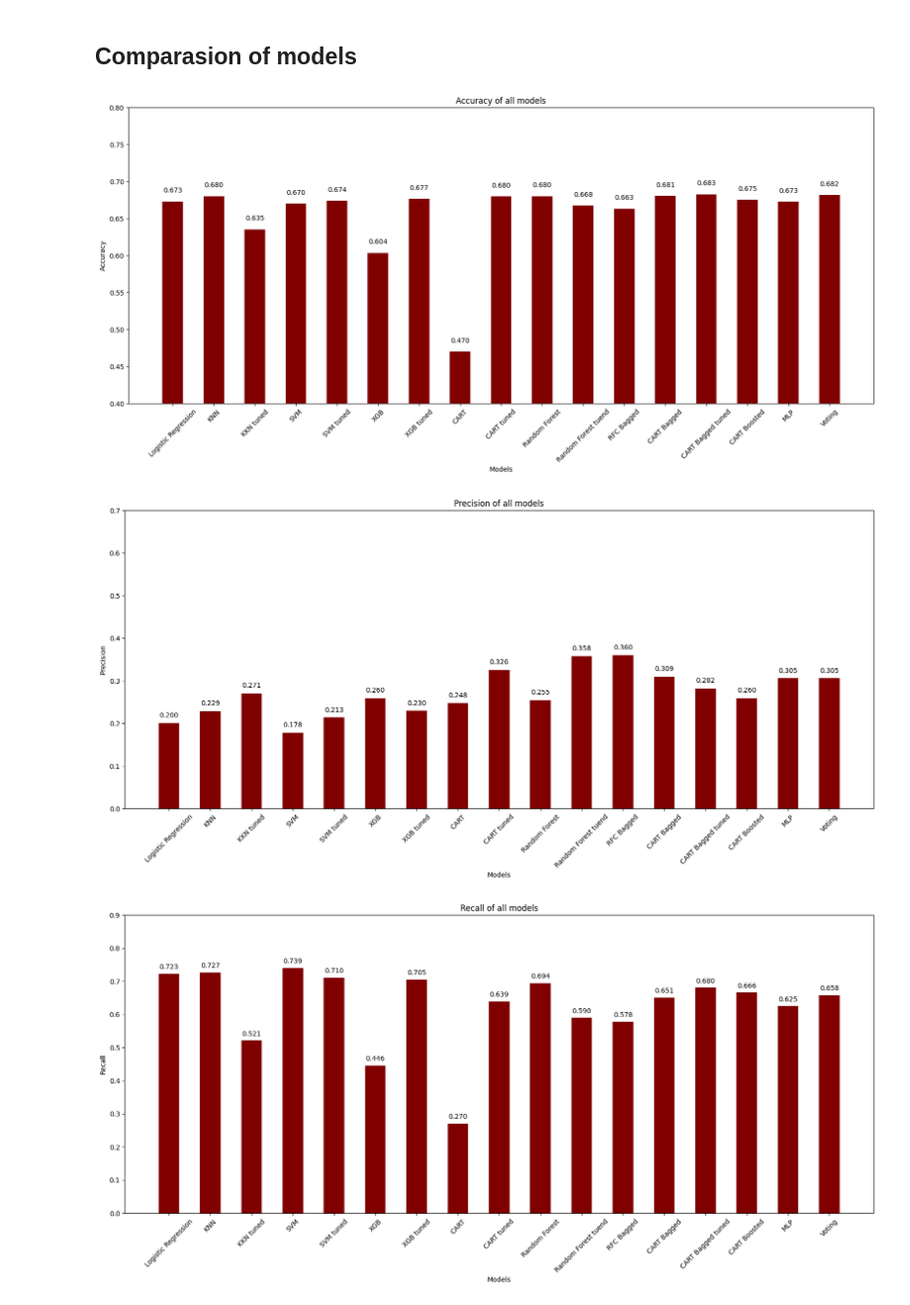
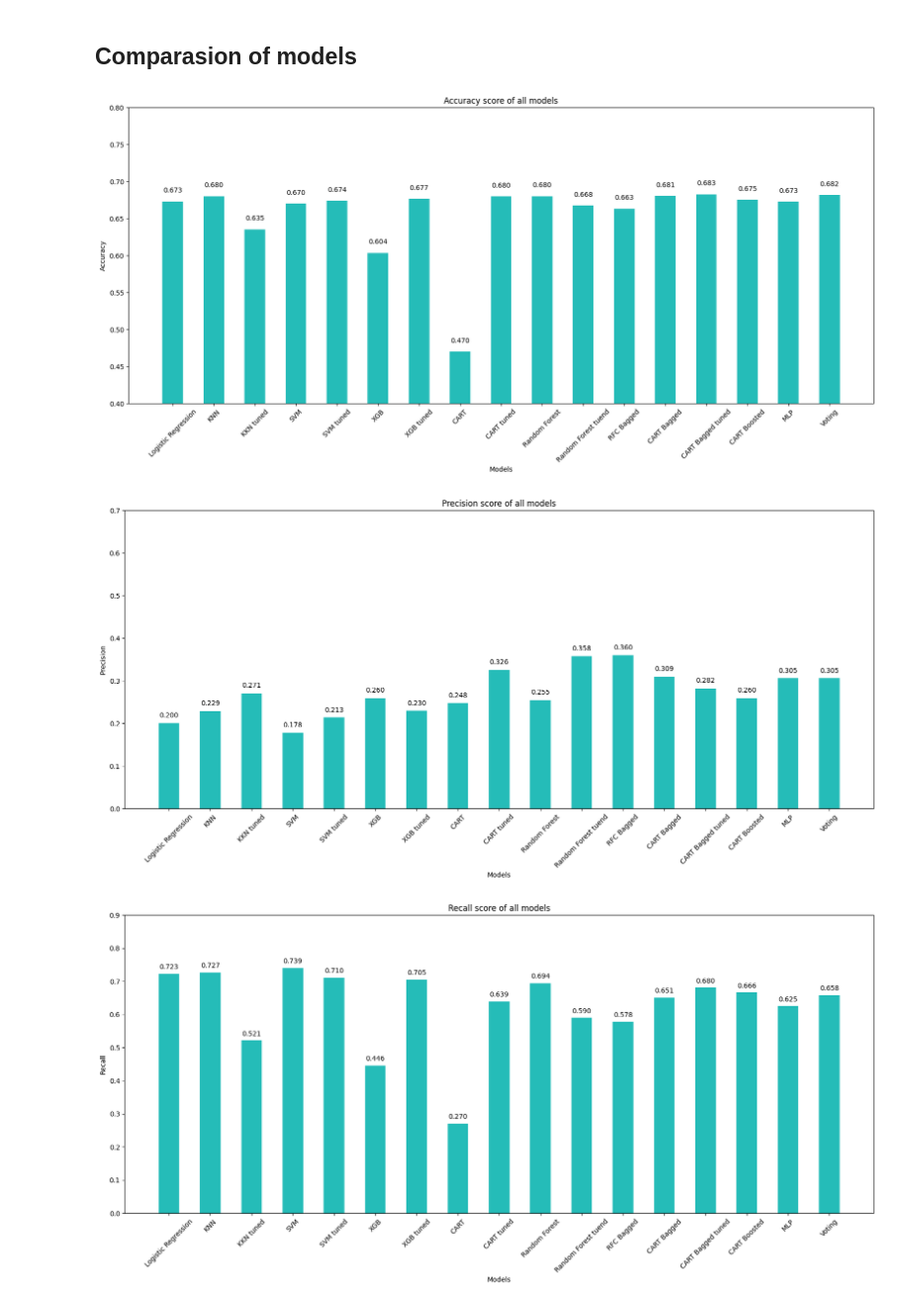
Before and after one commit to Nailsonseat/E-commerce-Shopper-s-Behaviour-Understanding, a Jupyter notebook: Final Notebook.ipynb, the cells around one changed output. Shown at 99% size. Cells and saved outputs as stored; diff of their text form; code cells hidden in the pictures.

```diff
--- a/Final Notebook.ipynb
+++ b/Final Notebook.ipynb
@@ -1109,13 +1140,13 @@ for i in all_models.values():
 # %%
 fig, ax = plt.subplots(figsize=(20, 8))
 
-bars = plt.bar(list(all_models.keys()), accuracy, color='maroon', width=0.5)
+bars = plt.bar(list(all_models.keys()), accuracy, color='#25bcb8', width=0.5)
 
 plt.xlabel("Models")
 plt.xticks(rotation=45)
 plt.ylim(0.4, 0.80)
 plt.ylabel("Accuracy")
-plt.title("Accuracy of all models")
+plt.title("Accuracy score of all models")
 
 # Add data labels on top of the bars
 for bar in bars:
@@ -1124,17 +1155,17 @@ for bar in bars:
 
 plt.show()
 # %% [output]
-[figure, old version]
+[figure, new version]
 # %%
 fig, ax = plt.subplots(figsize=(20, 8))
 
-bars = plt.bar(list(all_models.keys()), precision, color='maroon', width=0.5)
+bars = plt.bar(list(all_models.keys()), precision, color='#25bcb8', width=0.5)
 
 plt.xlabel("Models")
 plt.xticks(rotation=45)
 plt.ylim(0.0, 0.70)
 plt.ylabel("Precision")
-plt.title("Precision of all models")
+plt.title("Precision score of all models")
 
 # Add data labels on top of the bars
 for bar in bars:
@@ -1143,26 +1174,26 @@ for bar in bars:
 
 plt.show()
 # %% [output]
-[figure, old version]
+[figure, new version]
 # %%
 fig, ax = plt.subplots(figsize=(20, 8))
 
-bars = plt.bar(list(all_models.keys()), recall, color='maroon', width=0.5)
+bars = plt.bar(list(all_models.keys()), recall, color='#25bcb8', width=0.5)
 
 plt.xlabel("Models")
 plt.xticks(rotation=45)
 plt.ylim(0.0, 0.90)
 plt.ylabel("Recall")
-plt.title("Recall of all models")
+plt.title("Recall score of all models")
 
 # Add data labels on top of the bars
 for bar in bars:
     yval = bar.get_height()
     ax.text(bar.get_x() + bar.get_width() / 2, yval + 0.01, f'{yval:.3f}', ha='center', va='bottom')
 
 plt.show()
 # %% [output]
-[figure, old version]
+[figure, new version]
 # %%
 fig, ax = plt.subplots(figsize=(20, 8))
 
```
Also changed, not shown: parts of 9 cells of this notebook.
